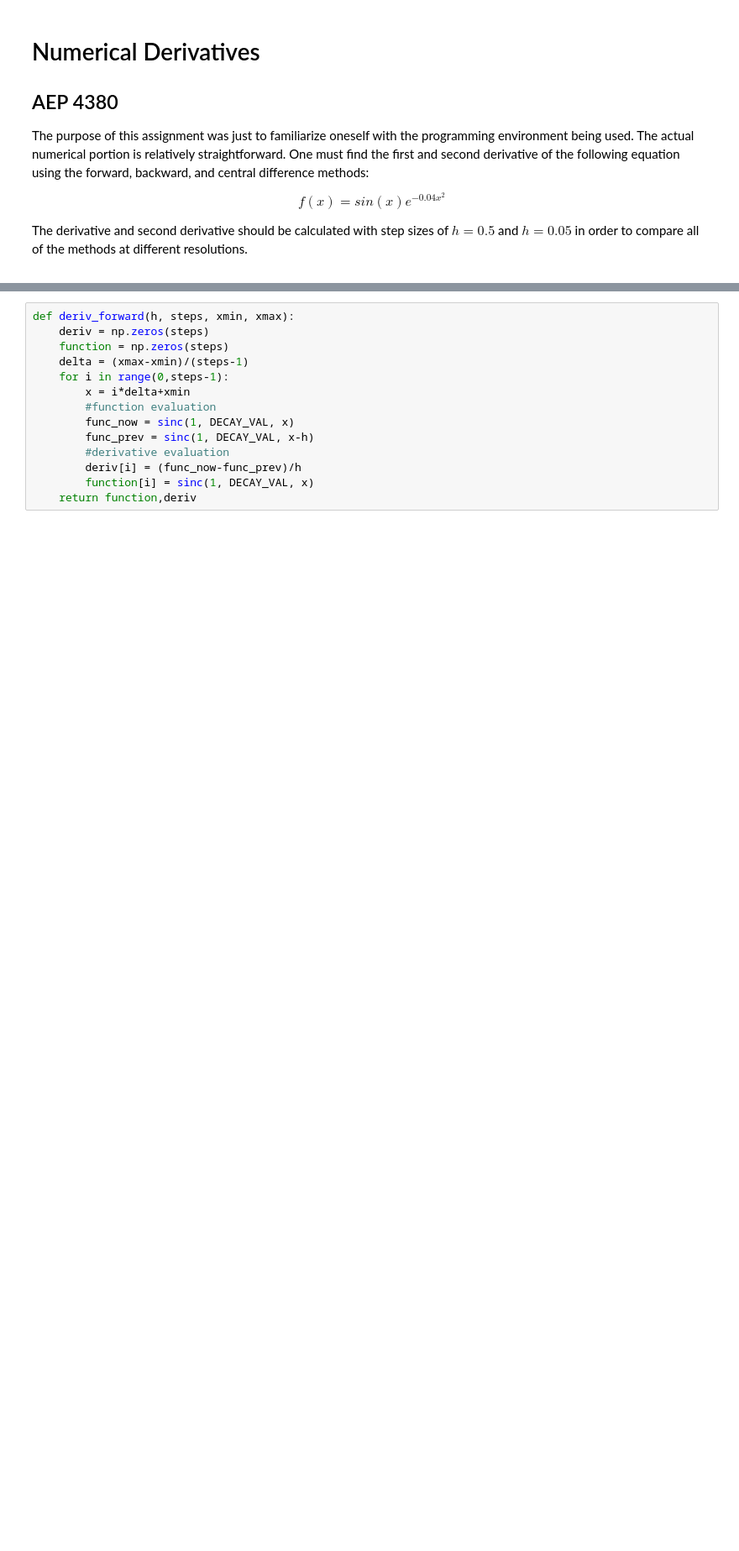
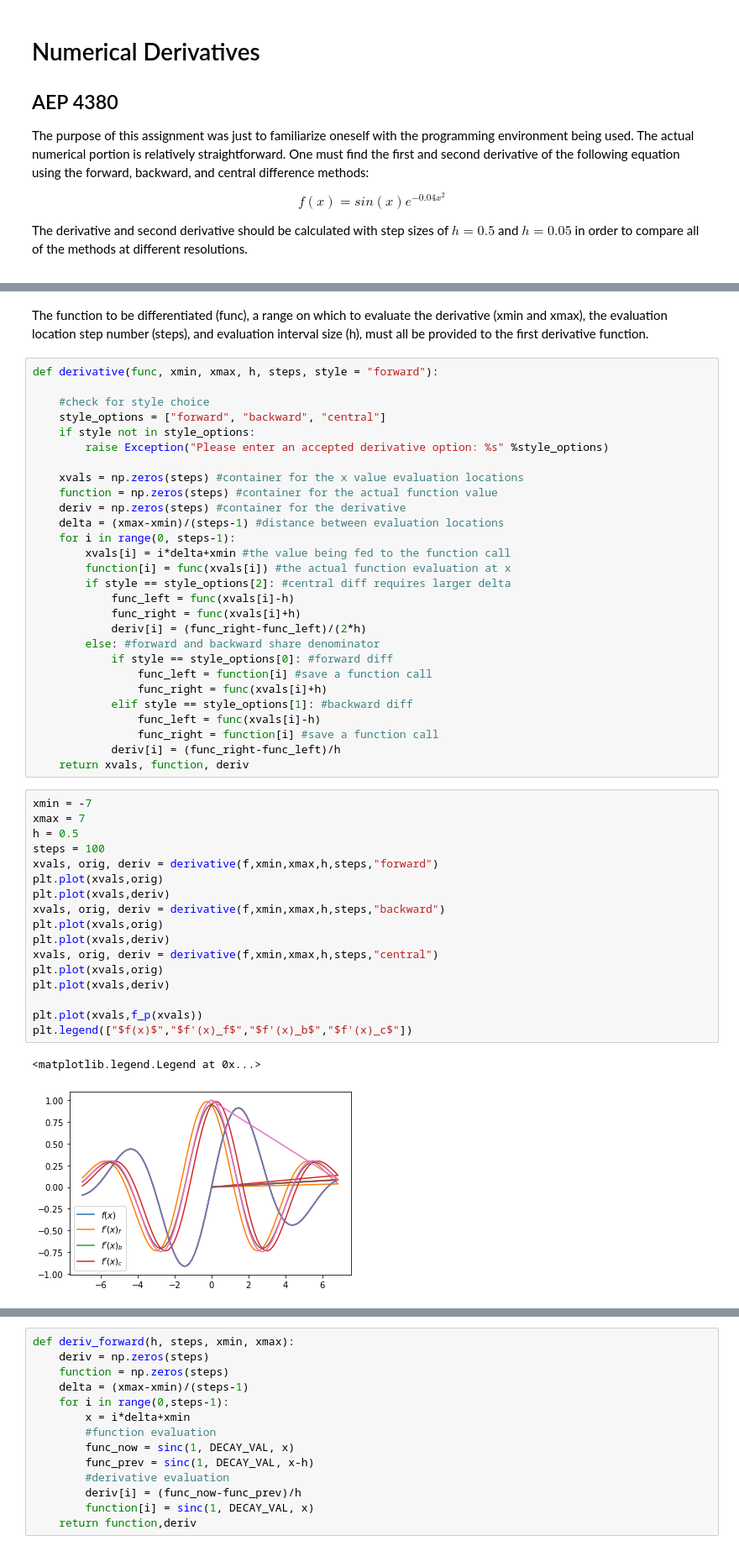
Before and after one commit to gregoryKaiser/cppython, a Jupyter notebook: Homework 1 - Numerical Derivatives.ipynb, the cells around one changed output, grey strips where cells are left out. Shown at 84% size. Cells and saved outputs as stored; diff of their text form; blank space fills up the shorter version.

Commit message:
more abstract first derivative with style options

```diff
--- a/Homework 1 - Numerical Derivatives.ipynb
+++ b/Homework 1 - Numerical Derivatives.ipynb
@@ -19,0 +23,50 @@ First Derivative
+# %% [markdown]
+The function to be differentiated (func), a range on which to evaluate the derivative (xmin and xmax), the evaluation location step number (steps), and evaluation interval size (h), must all be provided to the first derivative function.
+# %%
+def derivative(func, xmin, xmax, h, steps, style = "forward"):
+
+    #check for style choice
+    style_options = ["forward", "backward", "central"]
+    if style not in style_options:
+        raise Exception("Please enter an accepted derivative option: %s" %style_options)
+
+    xvals = np.zeros(steps) #container for the x value evaluation locations
+    function = np.zeros(steps) #container for the actual function value
+    deriv = np.zeros(steps) #container for the derivative
+    delta = (xmax-xmin)/(steps-1) #distance between evaluation locations
+    for i in range(0, steps-1):
+        xvals[i] = i*delta+xmin #the value being fed to the function call
+        function[i] = func(xvals[i]) #the actual function evaluation at x
+        if style == style_options[2]: #central diff requires larger delta
+            func_left = func(xvals[i]-h)
+            func_right = func(xvals[i]+h)
+            deriv[i] = (func_right-func_left)/(2*h)
+        else: #forward and backward share denominator
+            if style == style_options[0]: #forward diff
+                func_left = function[i] #save a function call
+                func_right = func(xvals[i]+h)
+            elif style == style_options[1]: #backward diff
+                func_left = func(xvals[i]-h)
+                func_right = function[i] #save a function call
+            deriv[i] = (func_right-func_left)/h
+    return xvals, function, deriv
+# %%
+xmin = -7
+xmax = 7
+h = 0.5
+steps = 100
+xvals, orig, deriv = derivative(f,xmin,xmax,h,steps,"forward")
+plt.plot(xvals,orig)
+plt.plot(xvals,deriv)
+xvals, orig, deriv = derivative(f,xmin,xmax,h,steps,"backward")
+plt.plot(xvals,orig)
+plt.plot(xvals,deriv)
+xvals, orig, deriv = derivative(f,xmin,xmax,h,steps,"central")
+plt.plot(xvals,orig)
+plt.plot(xvals,deriv)
+
+plt.plot(xvals,f_p(xvals))
+plt.legend(["$f(x)$","$f'(x)_f$","$f'(x)_b$","$f'(x)_c$"])
+# %% [output]
+<matplotlib.legend.Legend at 0x...>
+[figure, added]
```
Also changed, not shown: parts of 5 cells of this notebook.
